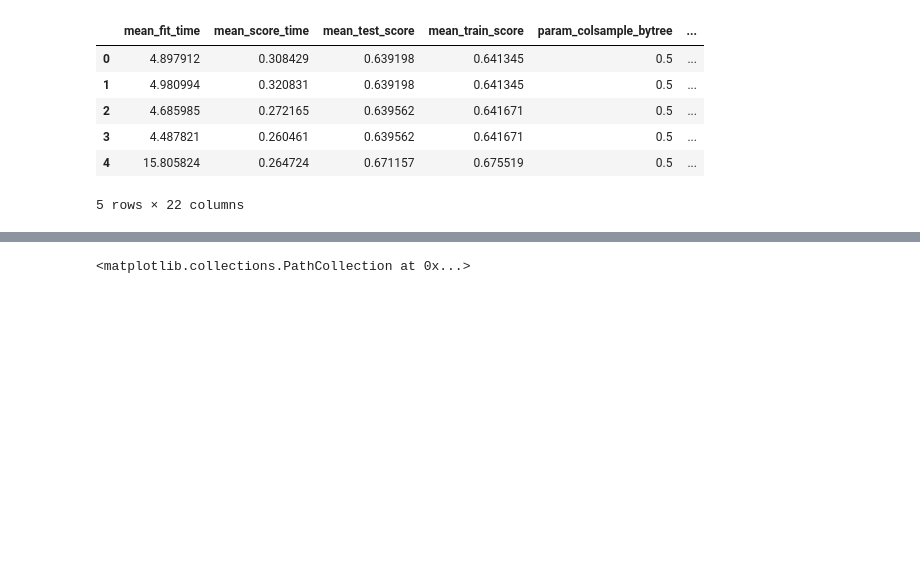
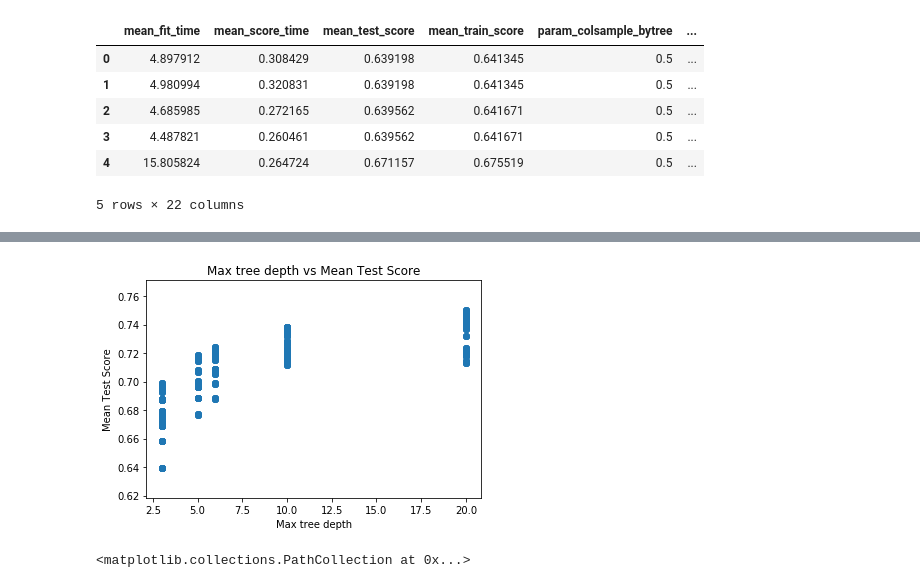
Before and after one commit to manish198903/udacity, a Jupyter notebook: ml-nano/capstone/higgs.ipynb, the cells around one changed output, grey strips where cells are left out. Saved outputs shown, nothing was run; the diff lists cells and outputs as text; code cells hidden in the pictures; blank space fills up the shorter version.

```diff
--- a/ml-nano/capstone/higgs.ipynb
+++ b/ml-nano/capstone/higgs.ipynb
@@ -268,3 +320,12 @@ plt.scatter(results['param_max_depth'], results['mean_test_score'])
+# %%
+# how does the test score evolve with the max tree depth in the ensemble
+plt.scatter(results['param_max_depth'], results['mean_test_score'])
+plt.title("Max tree depth vs Mean Test Score")
+plt.xlabel("Max tree depth")
+plt.ylabel("Mean Test Score")
+plt.show()
+# %% [output]
+[figure, added]
 # %%
 plt.scatter(results['param_learning_rate'], results['mean_test_score'])
 # %% [output]
```
Also changed, not shown: parts of 20 cells of this notebook, 1 other file.
